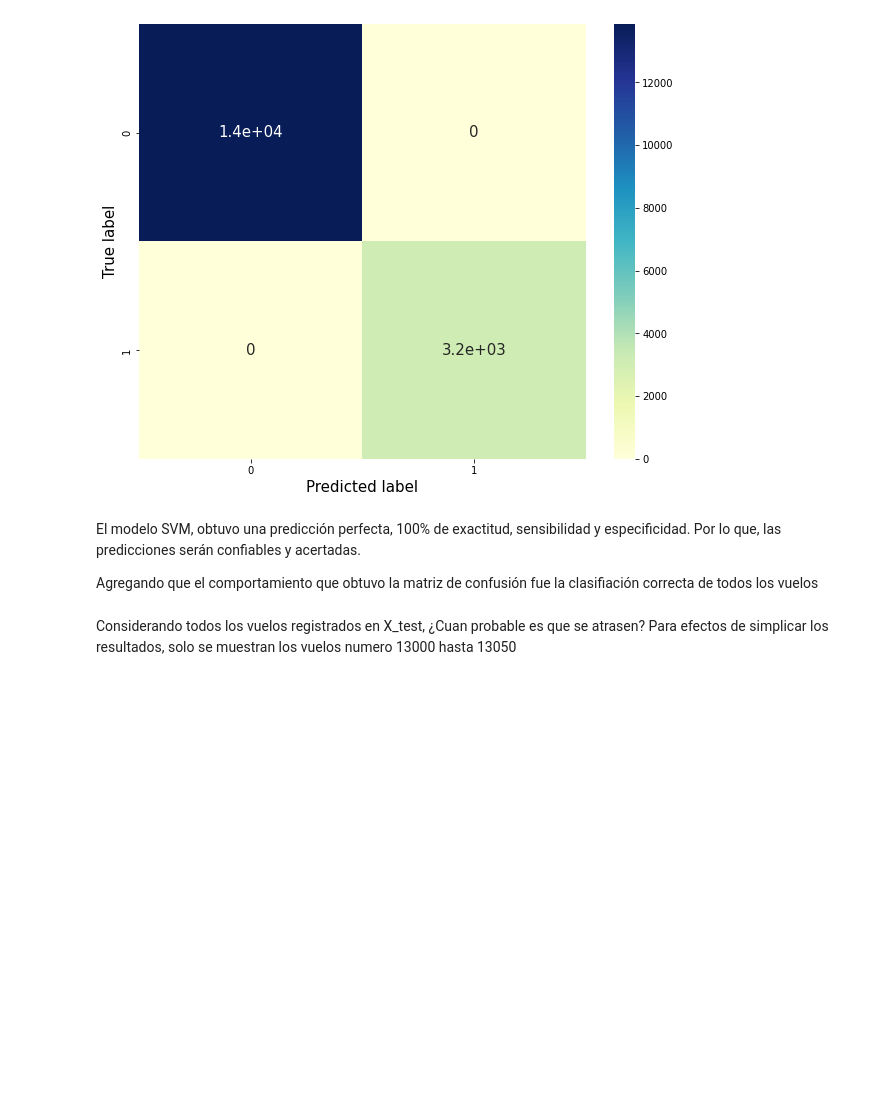
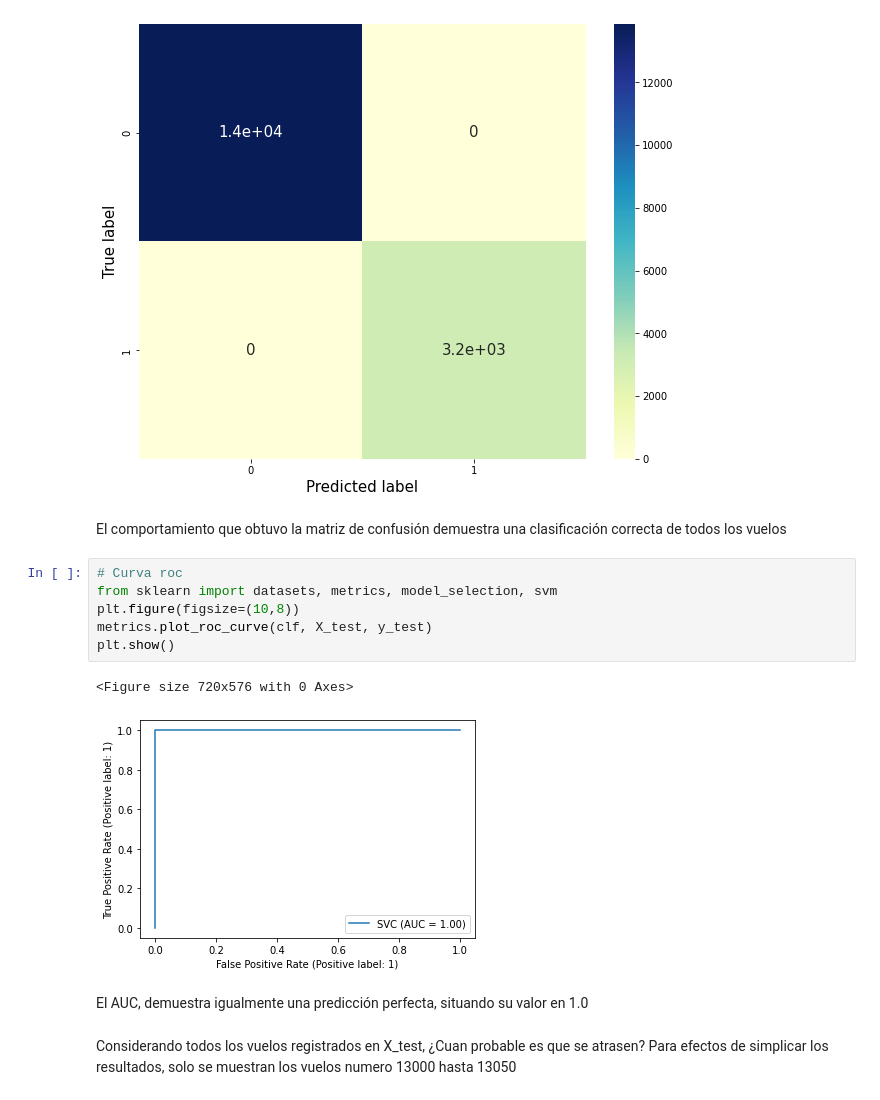
Before and after one commit to mario-97/Challenge_DataScientist, a Jupyter notebook: solution.ipynb, the cells around one changed output. Cells and saved outputs as stored; diff of their text form; blank space fills up the shorter version.

```diff
--- a/solution.ipynb
+++ b/solution.ipynb
@@ -749,9 +759,18 @@ plt.xlabel('Predicted label',fontsize=15)
 Text(0.5, 51.0, 'Predicted label')
 [figure]
 # %% [markdown]
-El modelo SVM, obtuvo una predicción perfecta, 100% de exactitud, sensibilidad y especificidad. Por lo que, las predicciones serán confiables y acertadas.
-
-Agregando que el comportamiento que obtuvo la matriz de confusión fue la clasifiación correcta de todos los vuelos
+El comportamiento que obtuvo la matriz de confusión demuestra una clasificación correcta de todos los vuelos
+# %%
+# Curva roc
+from sklearn import datasets, metrics, model_selection, svm
+plt.figure(figsize=(10,8))
+metrics.plot_roc_curve(clf, X_test, y_test)
+plt.show()
+# %% [output]
+<Figure size 720x576 with 0 Axes>
+[figure, added]
+# %% [markdown]
+El AUC, demuestra igualmente una predicción perfecta, situando su valor en 1.0
 # %% [markdown]
 Considerando todos los vuelos registrados en X_test, ¿Cuan probable es que se atrasen? Para efectos de simplicar los resultados, solo se muestran los vuelos numero 13000 hasta 13050
 # %%
```
Also changed, not shown: parts of 26 cells of this notebook.
